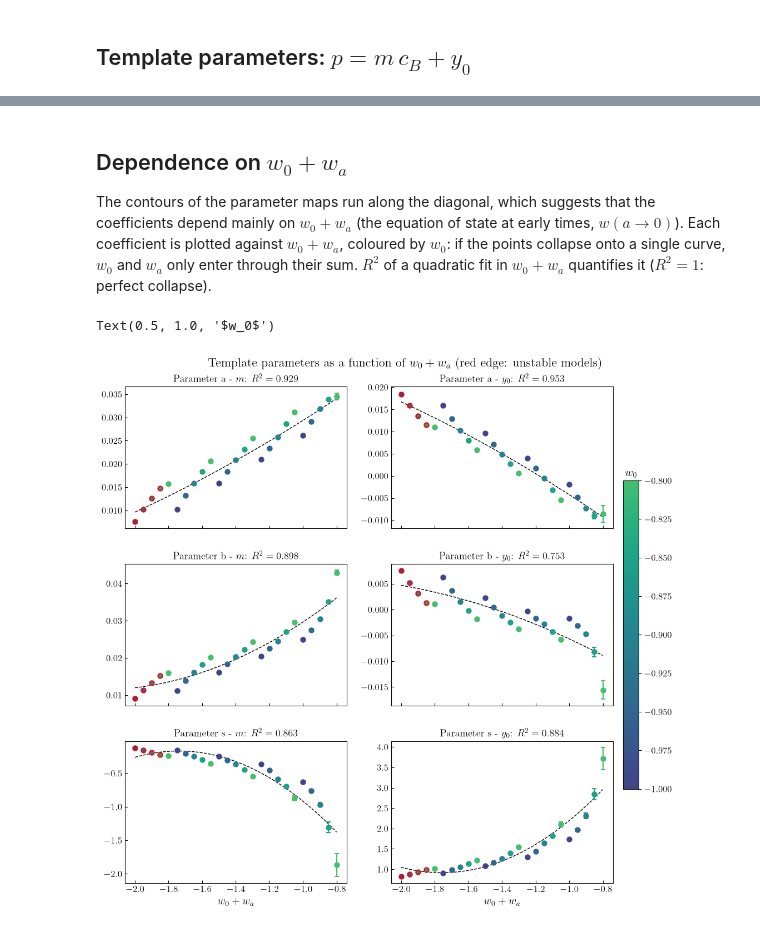
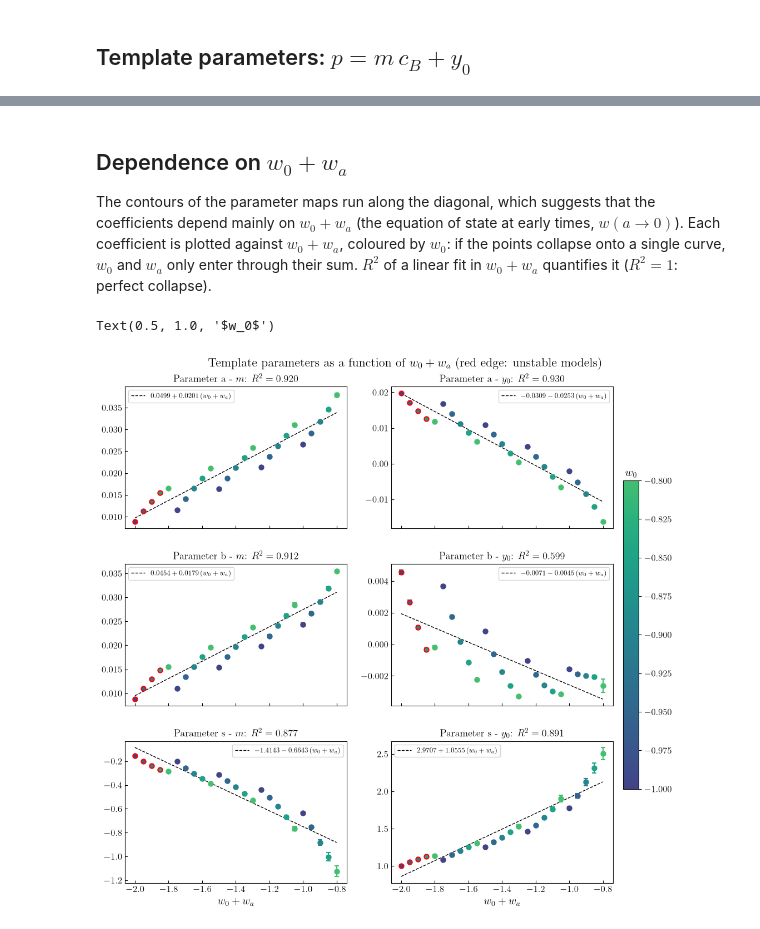
Before and after one commit to JoseCDS17/Fitting_hi_class, a Jupyter notebook: notebooks/fitting/fit_DE_grid.ipynb, the cells around one changed output, grey strips where cells are left out. Saved outputs shown, nothing was run; the diff lists cells and outputs as text; code cells hidden in the pictures.

```diff
--- a/notebooks/fitting/fit_DE_grid.ipynb
+++ b/notebooks/fitting/fit_DE_grid.ipynb
@@ -30,7 +31,7 @@ use_style(fontsize=12)
 # Configuration
 SPECTRA = 'range_DE_grid'
 MODEL = 'tanh_kB'            # 'tanh_kBkJ' | 'tanh_kB'
-K_MIN = None                 # lower k limit of the fit [h/Mpc] (None: whole range)
+K_MIN = 3e-3                 # lower k limit of the fit [h/Mpc] (None: whole range)
 
 sets = load_spectra_group(SPECTRA)    # {(w0, wa): SpectraSet}
 model = MODELS[MODEL]
@@ -145,27 +103,0 @@ ax.tick_params(axis='both', which='both', direction='in')
-# %%
-fig, axs = plt.subplots(1, len(params), figsize=(6*len(params), 5.5), sharex=True, sharey=True)
-W0, WA = np.meshgrid(np.linspace(w0_arr.min(), w0_arr.max(), 120), np.linspace(wa_arr.min(), wa_arr.max(), 120))
-
-for ax, p in zip(axs, params):
-    chi = np.array([f.mean_chi2_red(p) for f in fits.values()])
-    ok = np.isfinite(chi) & (chi > 0)
-    Z_chi = griddata((w0_arr[ok], wa_arr[ok]), chi[ok], (W0, WA), method='linear')
-
-    # Logarithmic colour scale
-    levels = np.logspace(np.log10(chi[ok].min()), np.log10(chi[ok].max()), 20)
-    contour = ax.contourf(W0, WA, Z_chi, levels=levels, norm=LogNorm(levels[0], levels[-1]),
-                          cmap='plasma', alpha=0.9)
-    ax.contour(W0, WA, Z_chi, levels=levels[::2], colors='k', linewidths=0.5, alpha=0.5)
-    mark_unstable(ax)
-    round_ticks = [t * 10.0**n for n in range(-3, 4) for t in (1, 2, 5)]
-    cbar = plt.colorbar(contour, ax=ax, fraction=0.04, pad=0.05, format='%g',
-                        ticks=[t for t in round_ticks if levels[0] <= t <= levels[-1]])
-    cbar.ax.set_title(r'$\chi^2_{\nu}$', y=1.02)
-
-    ax.set_title(f"Linear fit of parameter {p}", fontsize=15)
-    ax.set_xlabel(r'$w_0$', fontsize=14)
-    ax.tick_params(axis='both', which='both', direction='in')
-
-axs[0].set_ylabel(r'$w_a$', fontsize=14)
-axs[0].legend(loc='upper right')
-fig.suptitle(r'Linear fit precision $\chi^2_{\nu}$ for ($w_0, w_a$)', fontsize=18, y=0.99)
@@ -205,40 +181,45 @@ Text(0.5, 0.92, 'Modified Gravity Fit Parameters')
 The contours of the parameter maps run along the diagonal, which suggests that the coefficients depend
 mainly on $w_0 + w_a$ (the equation of state at early times, $w(a \to 0)$). Each coefficient is plotted
 against $w_0 + w_a$, coloured by $w_0$: if the points collapse onto a single curve, $w_0$ and $w_a$ only
-enter through their sum. $R^2$ of a quadratic fit in $w_0 + w_a$ quantifies it ($R^2 = 1$: perfect collapse).
+enter through their sum. $R^2$ of a linear fit in $w_0 + w_a$ quantifies it ($R^2 = 1$: perfect collapse).
 # %%
 x = w0_arr + wa_arr
 x_line = np.linspace(x.min(), x.max(), 100)
 w0_colors = ColorScale(w0_arr, 'viridis')
 is_unstable = np.array([(w0, wa) in set(map(tuple, unstable)) for w0, wa in zip(w0_arr, wa_arr)])
+
+global_coeffs = {p: {} for p in params}   # p -> {'m': (alpha, beta), 'y0': (alpha, beta)}
 
 fig, axs = plt.subplots(len(params), 2, figsize=(12, 3.5*len(params)), sharex=True, squeeze=False)
 fig.subplots_adjust(left=0.08, right=0.85, bottom=0.08, top=0.93, hspace=0.25)
 
 for i, p in enumerate(params):
     for j, (q, q_label) in enumerate([('m', '$m$'), ('y0', '$y_0$')]):
         ax = axs[i,j]
         values = np.array([f.ck_fits[p][q].value for f in fits.values()])
         errors = np.array([f.ck_fits[p][q].error for f in fits.values()])
 
-        # Quadratic fit in w0 + wa and its R^2
-        coeffs = np.polyfit(x, values, 2)
-        residuals = values - np.polyval(coeffs, x)
+        # Linear fit in w0 + wa: c = alpha + beta (w0 + wa), and its R^2
+        beta, alpha = np.polyfit(x, values, 1)
+        global_coeffs[p][q] = (alpha, beta)
+        residuals = values - (alpha + beta * x)
         r2 = 1 - np.sum(residuals**2) / np.sum((values - values.mean())**2)
-        ax.plot(x_line, np.polyval(coeffs, x_line), color='k', linestyle='--', linewidth=1)
+        ax.plot(x_line, alpha + beta * x_line, color='k', linestyle='--', linewidth=1,
+                label=fr'${alpha:.4f} {beta:+.4f}\,(w_0+w_a)$')
+        ax.legend(fontsize=9)
 
         for xi, v, e, w0, unst in zip(x, values, errors, w0_arr, is_unstable):
             ax.errorbar(xi, v, yerr=e, fmt='o', capsize=3, color=w0_colors(w0),
                         markeredgecolor='r' if unst else w0_colors(w0), markeredgewidth=1.5)
 
         ax.set_title(fr"Parameter {p} - {q_label}: $R^2 = {r2:.3f}$", fontsize=13)
         ax.tick_params(axis='both', which='both', direction='in')
 
 for ax in axs[-1,:]: ax.set_xlabel(r'$w_0 + w_a$', fontsize=14)
 fig.suptitle(r'Template parameters as a function of $w_0 + w_a$ (red edge: unstable models)', fontsize=16)
 
 cbar = plt.colorbar(w0_colors.mappable, ax=axs, fraction=0.03, pad=0.02)
 cbar.ax.set_title(r'$w_0$')
 # %% [output]
 Text(0.5, 1.0, '$w_0$')
-[figure, old version]
+[figure, new version]
```
Also changed, not shown: parts of 16 cells of this notebook, 7 other files.
